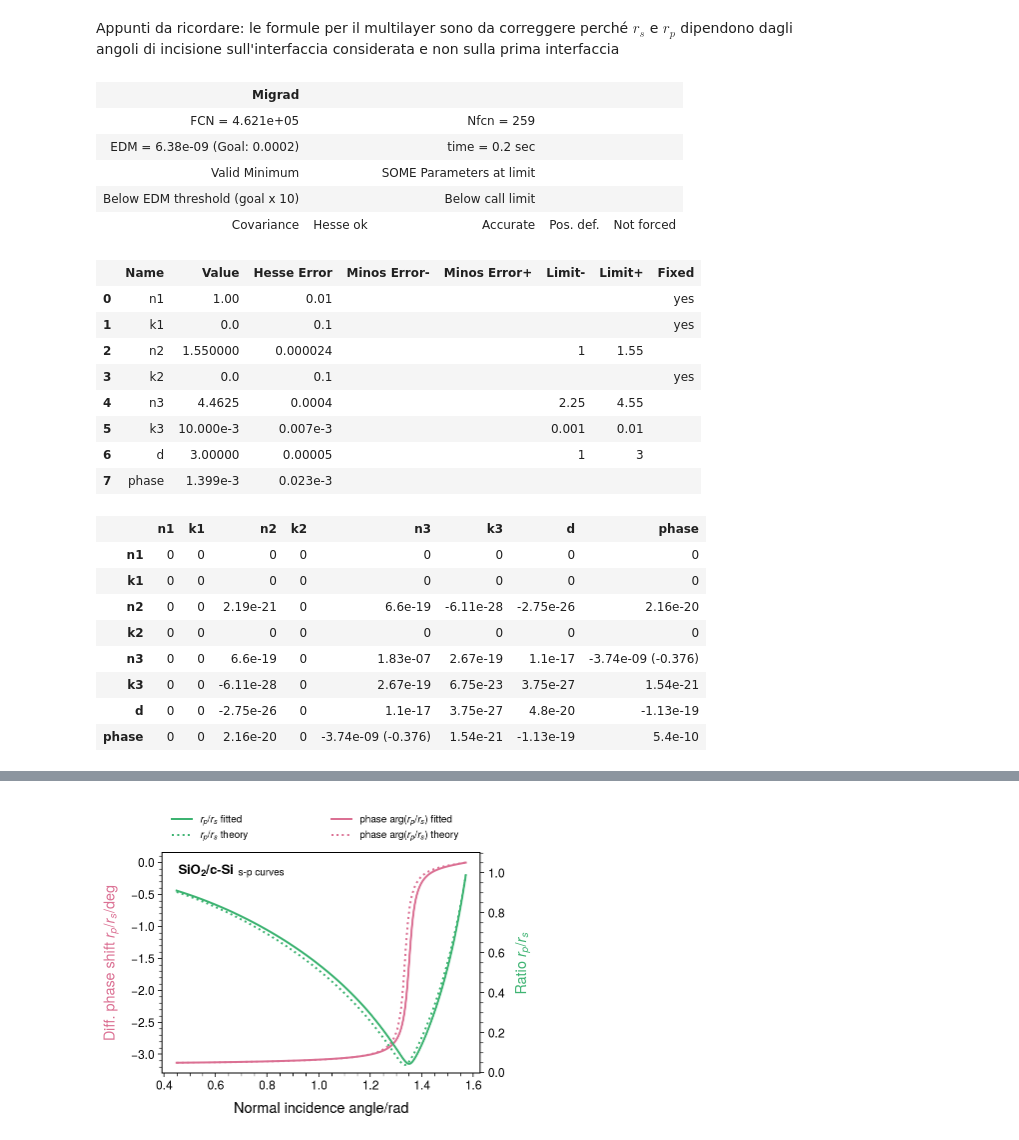
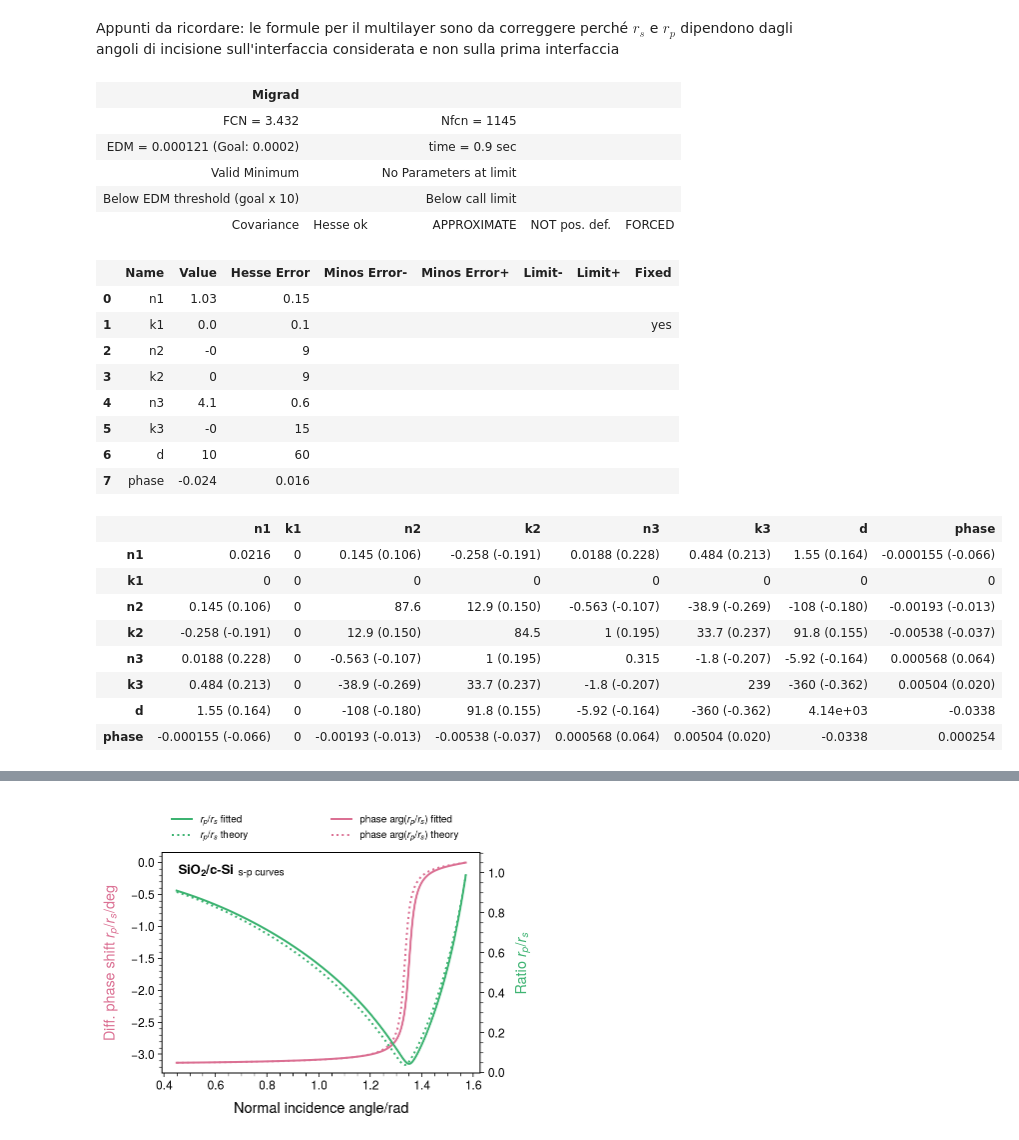
Before and after one commit to mattiasotgia/fresnel_cSi, a Jupyter notebook: analysis/day1_2_online_first.ipynb, the cells around one changed output, grey strips where cells are left out. Saved outputs shown, nothing was run; the diff lists cells and outputs as text; code cells hidden in the pictures.

```diff
--- a/analysis/day1_2_online_first.ipynb
+++ b/analysis/day1_2_online_first.ipynb
@@ -172,62 +172,62 @@ def fcn_Si(n1, k1, n2, k2, n3, k3, d, phase):
     for x, y, std in zip(s_Si.angles, s_Si.reflectance, s_Si.reflectance_std):
         fcn += ((y - Si_Rs(x, cn1, cn2, cn3, d, phase)) / std)**2
 
-    for x, y, std in zip(p_Si.angles, p_Si.reflectance, p_Si.reflectance_std):
-        fcn += ((y - Si_Rp(x, cn1, cn2, cn3, d, phase)) / std)**2
+#    for x, y, std in zip(p_Si.angles, p_Si.reflectance, p_Si.reflectance_std):
+#        fcn += ((y - Si_Rp(x, cn1, cn2, cn3, d, phase)) / std)**2
     return fcn
 
 n_Air  = 1.00027821
 n_SiO2 = 1.4607
 n_Si = 4.1360
 k_Si = 0.010205
 
 m_Si = Minuit(fcn_Si, n1=n_Air, k1=0.0, n2=n_SiO2, k2=0.0, n3=n_Si, k3=k_Si, d=2.5, phase=0)
 
 # m_Si.limits['n1'] = (0.75, 1.15)
 # m_Si.limits['k2'] = (0., 1.)
 # m_Si.limits['k3'] = (0.001, 0.01)
-m_Si.limits['n2'] = (1., 1.55)
-m_Si.limits['n3'] = (2.25, 4.55)
-m_Si.limits['k3'] = (0.001, 0.01)
-m_Si.limits['d']  = (1., 3.)
+# m_Si.limits['n2'] = (1., 1.55)
+# m_Si.limits['n3'] = (2.25, 4.55)
+# m_Si.limits['k3'] = (0.001, 0.01)
+# m_Si.limits['d']  = (1., 3.)
 
-m_Si.fixed['n1'] = True
+# m_Si.fixed['n1'] = True
 # m_Si.fixed['n2'] = True
 # m_Si.fixed['n3'] = True
 m_Si.fixed['k1'] = True
-m_Si.fixed['k2'] = True
+# m_Si.fixed['k2'] = True
 # m_Si.fixed['k3'] = True
 
 m_Si.migrad()
 m_Si.hesse()
 m_Si.migrad()
 m_Si.hesse()
 m_Si.migrad()
 # %% [output]
 | Migrad |  |  |  |  |
-| FCN = 4.621e+05 |  | Nfcn = 259 |  |  |
-| EDM = 6.38e-09 (Goal: 0.0002) |  | time = 0.2 sec |  |  |
-| Valid Minimum |  | SOME Parameters at limit |  |  |
+| FCN = 3.432 |  | Nfcn = 1145 |  |  |
+| EDM = 0.000121 (Goal: 0.0002) |  | time = 0.9 sec |  |  |
+| Valid Minimum |  | No Parameters at limit |  |  |
 | Below EDM threshold (goal x 10) |  | Below call limit |  |  |
-| Covariance | Hesse ok | Accurate | Pos. def. | Not forced |
+| Covariance | Hesse ok | APPROXIMATE | NOT pos. def. | FORCED |
 |  | Name | Value | Hesse Error | Minos Error- | Minos Error+ | Limit- | Limit+ | Fixed |
-| 0 | n1 | 1.00 | 0.01 |  |  |  |  | yes |
+| 0 | n1 | 1.03 | 0.15 |  |  |  |  |  |
 | 1 | k1 | 0.0 | 0.1 |  |  |  |  | yes |
-| 2 | n2 | 1.550000 | 0.000024 |  |  | 1 | 1.55 |  |
-| 3 | k2 | 0.0 | 0.1 |  |  |  |  | yes |
-| 4 | n3 | 4.4625 | 0.0004 |  |  | 2.25 | 4.55 |  |
-| 5 | k3 | 10.000e-3 | 0.007e-3 |  |  | 0.001 | 0.01 |  |
-| 6 | d | 3.00000 | 0.00005 |  |  | 1 | 3 |  |
-| 7 | phase | 1.399e-3 | 0.023e-3 |  |  |  |  |  |
+| 2 | n2 | -0 | 9 |  |  |  |  |  |
+| 3 | k2 | 0 | 9 |  |  |  |  |  |
+| 4 | n3 | 4.1 | 0.6 |  |  |  |  |  |
+| 5 | k3 | -0 | 15 |  |  |  |  |  |
+| 6 | d | 10 | 60 |  |  |  |  |  |
+| 7 | phase | -0.024 | 0.016 |  |  |  |  |  |
 |  | n1 | k1 | n2 | k2 | n3 | k3 | d | phase |
-| n1 | 0 | 0 | 0 | 0 | 0 | 0 | 0 | 0 |
+| n1 | 0.0216 | 0 | 0.145 (0.106) | -0.258 (-0.191) | 0.0188 (0.228) | 0.484 (0.213) | 1.55 (0.164) | -0.000155 (-0.066) |
 | k1 | 0 | 0 | 0 | 0 | 0 | 0 | 0 | 0 |
-| n2 | 0 | 0 | 2.19e-21 | 0 | 6.6e-19 | -6.11e-28 | -2.75e-26 | 2.16e-20 |
-| k2 | 0 | 0 | 0 | 0 | 0 | 0 | 0 | 0 |
-| n3 | 0 | 0 | 6.6e-19 | 0 | 1.83e-07 | 2.67e-19 | 1.1e-17 | -3.74e-09 (-0.376) |
-| k3 | 0 | 0 | -6.11e-28 | 0 | 2.67e-19 | 6.75e-23 | 3.75e-27 | 1.54e-21 |
-| d | 0 | 0 | -2.75e-26 | 0 | 1.1e-17 | 3.75e-27 | 4.8e-20 | -1.13e-19 |
-| phase | 0 | 0 | 2.16e-20 | 0 | -3.74e-09 (-0.376) | 1.54e-21 | -1.13e-19 | 5.4e-10 |
+| n2 | 0.145 (0.106) | 0 | 87.6 | 12.9 (0.150) | -0.563 (-0.107) | -38.9 (-0.269) | -108 (-0.180) | -0.00193 (-0.013) |
+| k2 | -0.258 (-0.191) | 0 | 12.9 (0.150) | 84.5 | 1 (0.195) | 33.7 (0.237) | 91.8 (0.155) | -0.00538 (-0.037) |
+| n3 | 0.0188 (0.228) | 0 | -0.563 (-0.107) | 1 (0.195) | 0.315 | -1.8 (-0.207) | -5.92 (-0.164) | 0.000568 (0.064) |
+| k3 | 0.484 (0.213) | 0 | -38.9 (-0.269) | 33.7 (0.237) | -1.8 (-0.207) | 239 | -360 (-0.362) | 0.00504 (0.020) |
+| d | 1.55 (0.164) | 0 | -108 (-0.180) | 91.8 (0.155) | -5.92 (-0.164) | -360 (-0.362) | 4.14e+03 | -0.0338 |
+| phase | -0.000155 (-0.066) | 0 | -0.00193 (-0.013) | -0.00538 (-0.037) | 0.000568 (0.064) | 0.00504 (0.020) | -0.0338 | 0.000254 |
 # %%
 s_color = 'steelblue'
 p_color = 'crimson'
```
Also changed, not shown: parts of 1 cell of this notebook, 6 other files.
